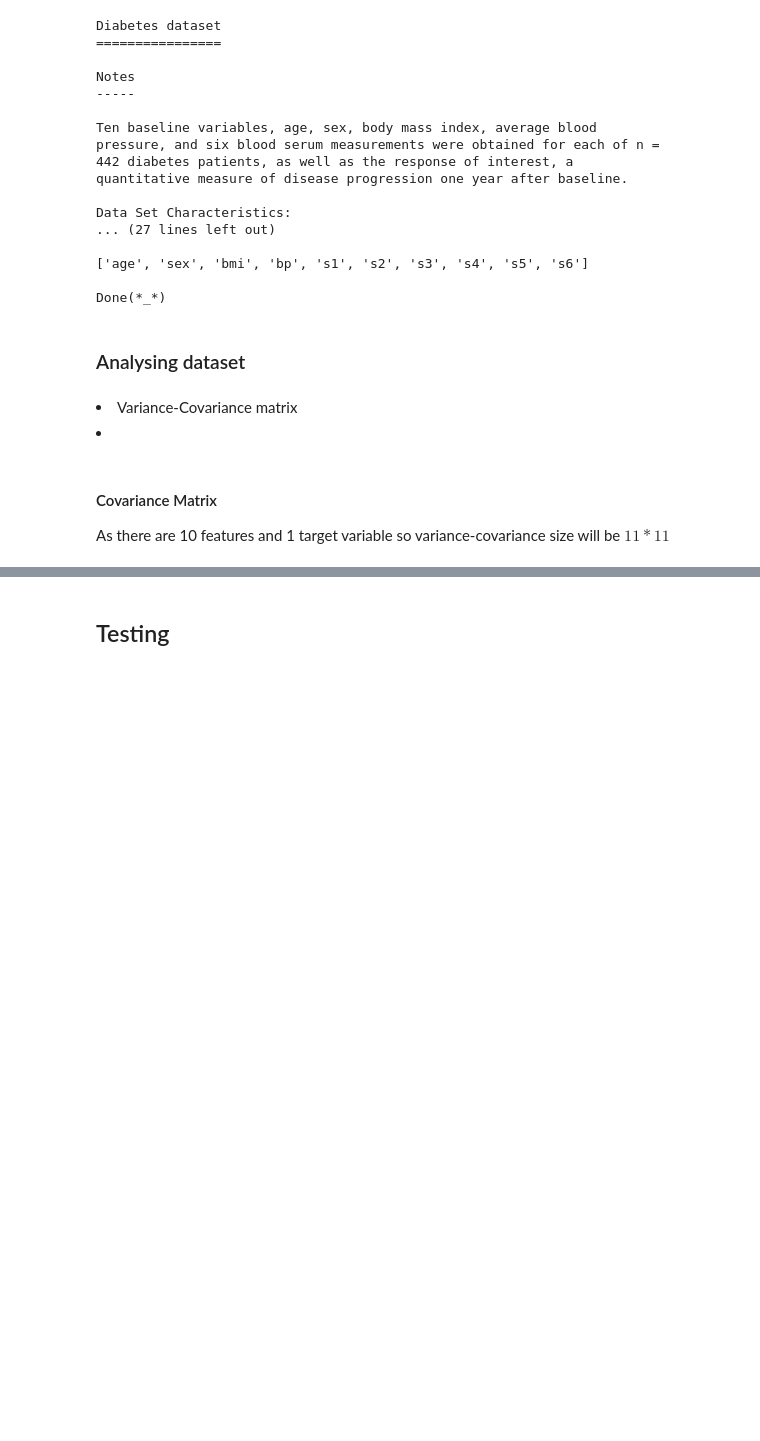
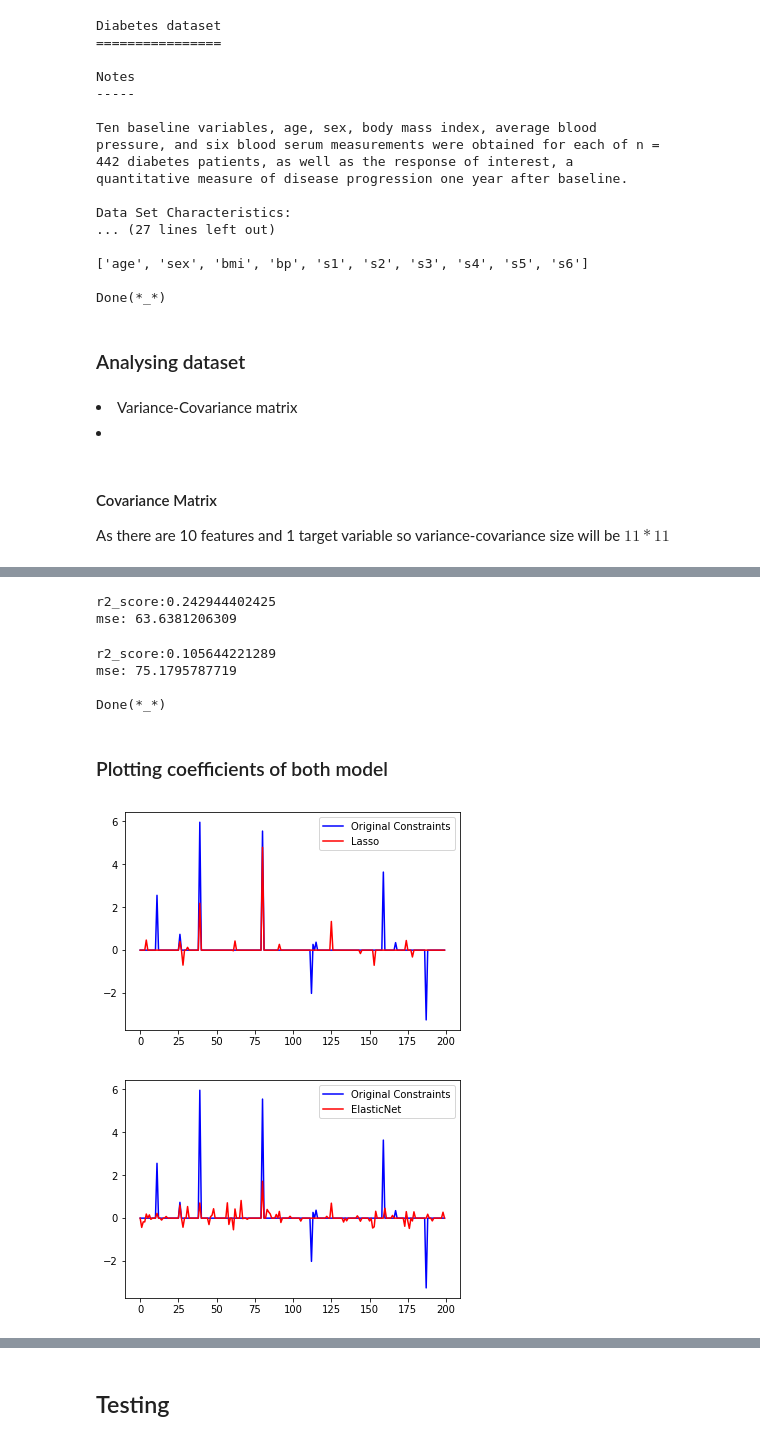
Before and after one commit to Satyam5878/Machine_Learning, a Jupyter notebook: Scikit Learn/1_1)/3)LassoRegression.ipynb, the cells around one changed output, grey strips where cells are left out. Cells and saved outputs as stored; diff of their text form; code cells hidden in the pictures; blank space fills up the shorter version.

```diff
--- a/Scikit Learn/1_1)/3)LassoRegression.ipynb
+++ b/Scikit Learn/1_1)/3)LassoRegression.ipynb
@@ -110,0 +150,50 @@ plt.show()
+# %%
+# Lasso Model
+lasso_model = Lasso()
+lasso_model.fit(X_train,y_train)
+y_pred = lasso_model.predict(X_test)
+
+# R^2 Score and mean squared erro
+r2score_lasso = r2_score(y_test,y_pred)
+
+mse_lasso = mean_squared_error(y_test,y_pred)
+
+print("r2_score:"+str(r2score_lasso))
+print("mse: "+str(mse_lasso))
+# %% [output]
+r2_score:0.242944402425
+mse: 63.6381206309
+# %%
+# ElasticNet
+enet_model = ElasticNet()
+enet_model = enet_model.fit(X_train,y_train)
+
+y_pred = enet_model.predict(X_test)
+# R^2 score and mean squared error
+r2score_enet = r2_score(y_test,y_pred)
+mse_enet = mean_squared_error(y_test,y_pred)
+
+print("r2_score:"+str(r2score_enet))
+print("mse: "+str(mse_enet))
+
+print(s)
+# %% [output]
+r2_score:0.105644221289
+mse: 75.1795787719
+
+Done(*_*)
+# %% [markdown]
+### Plotting coefficients of both model
+# %%
+
+plt.plot(coefs,label="Original Constraints",color='b')
+plt.plot(lasso_model.coef_,label="Lasso",color='r')
+plt.legend()
+plt.show()
+plt.plot(coefs,label="Original Constraints",color='b')
+plt.plot(enet_model.coef_,label="ElasticNet",color='r')
+plt.legend()
+plt.show()
+# %% [output]
+[figure, added]
+[figure, added]
```
Also changed, not shown: parts of 18 cells of this notebook.
